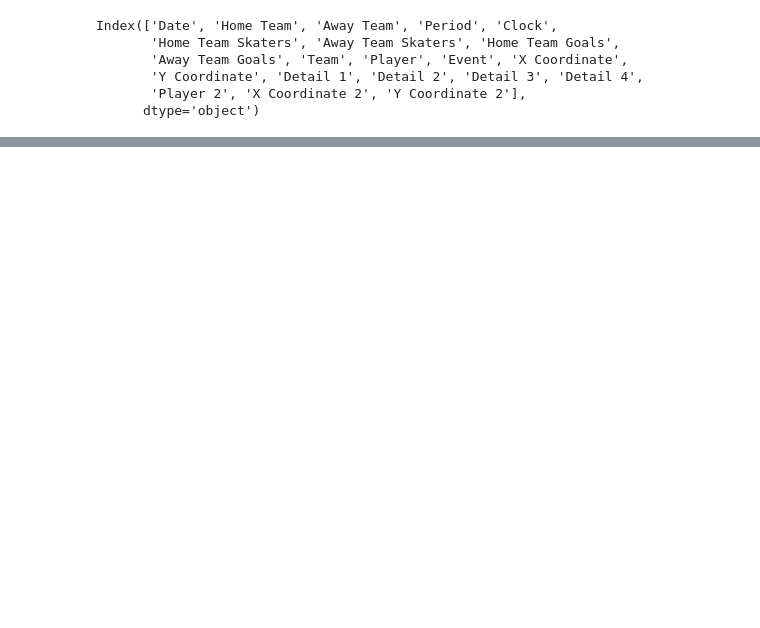
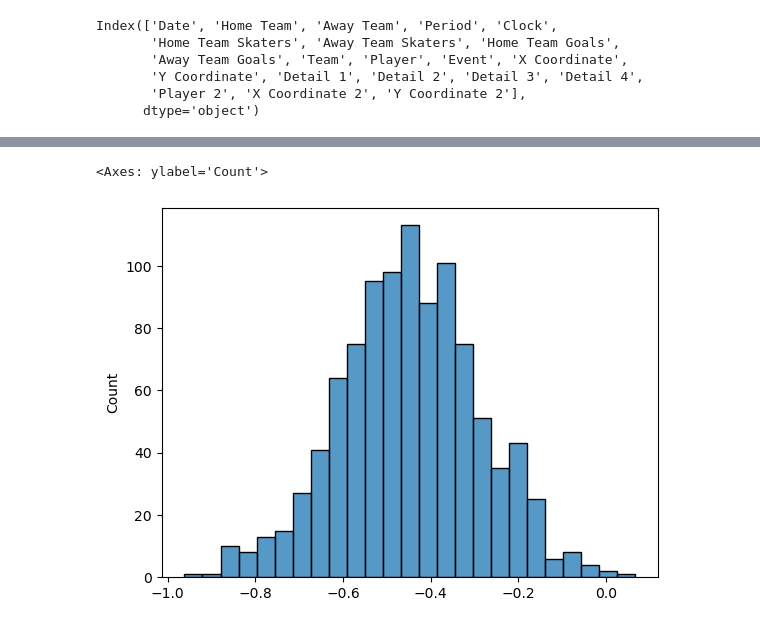
Before and after one commit to yzhao2433/big_red_cup24, a Jupyter notebook: Ying - Exploratory Analysis.ipynb, the cells around one changed output, grey strips where cells are left out. Saved outputs shown, nothing was run; the diff lists cells and outputs as text; code cells hidden in the pictures; blank space fills up the shorter version.

```diff
--- a/Ying - Exploratory Analysis.ipynb
+++ b/Ying - Exploratory Analysis.ipynb
@@ -87,0 +105,6 @@ all_shots = duckdb.sql("""
+# %%
+shot_distance = duckdb.sql("""
+                            SELECT Player, Event, "X Coordinate", "Y Coordinate"
+                           FROM data
+                           WHERE (Event = 'Goal' OR Event = 'Shot')
+                            """).df()
@@ -87,0 +257,5 @@ all_shots = duckdb.sql("""
+# %%
+sns.histplot(estimated_angle_coef)
+# %% [output]
+<Axes: ylabel='Count'>
+[figure, added]
```
Also changed, not shown: parts of 15 cells of this notebook.
